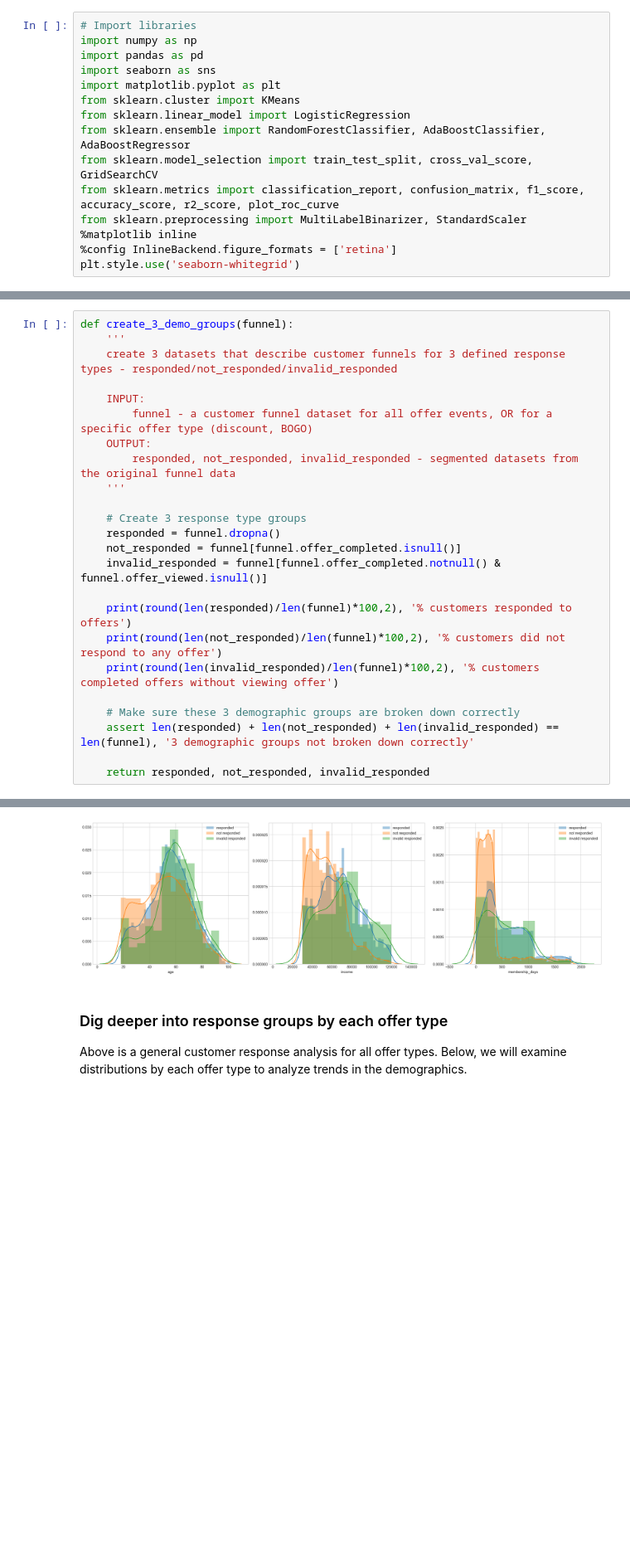
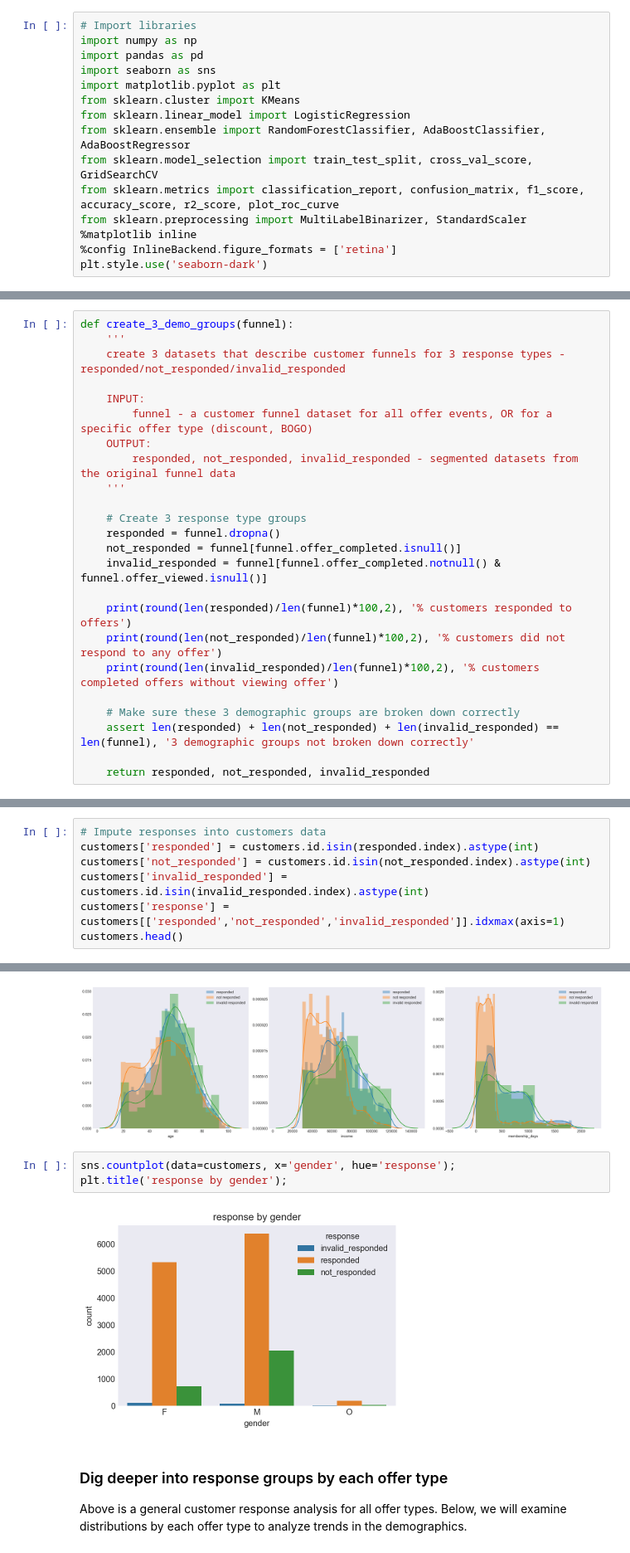
Before and after one commit to kevingao1136/Udacity_DataScience_Nanodegree, a Jupyter notebook: Starbucks_Capstone_Challenge/Starbucks_Capstone.ipynb, the cells around one changed output, grey strips where cells are left out. Shown at 83% size. Drawn from its saved outputs; the diff is of its cells as text; blank space fills up the shorter version.

```diff
--- a/Starbucks_Capstone_Challenge/Starbucks_Capstone.ipynb
+++ b/Starbucks_Capstone_Challenge/Starbucks_Capstone.ipynb
@@ -27,4 +27,4 @@ from sklearn.metrics import classification_report, confusion_matrix, f1_score, a
 from sklearn.preprocessing import MultiLabelBinarizer, StandardScaler
 %matplotlib inline
 %config InlineBackend.figure_formats = ['retina']
-plt.style.use('seaborn-whitegrid')
+plt.style.use('seaborn-dark')
@@ -102,7 +138,7 @@ dtype: float64
 # %%
 def create_3_demo_groups(funnel):
     '''
-    create 3 datasets that describe customer funnels for 3 defined response types - responded/not_responded/invalid_responded
+    create 3 datasets that describe customer funnels for 3 response types - responded/not_responded/invalid_responded
 
     INPUT:
         funnel - a customer funnel dataset for all offer events, OR for a specific offer type (discount, BOGO)
@@ -137,3 +173,10 @@ responded, not_responded, invalid_responded = create_3_demo_groups(customer_funn
 74.4 % customers responded to offers
 24.54 % customers did not respond to any offer
 1.06 % customers completed offers without viewing offer
+# %%
+# Impute responses into customers data
+customers['responded'] = customers.id.isin(responded.index).astype(int)
+customers['not_responded'] = customers.id.isin(not_responded.index).astype(int)
+customers['invalid_responded'] = customers.id.isin(invalid_responded.index).astype(int)
+customers['response'] = customers[['responded','not_responded','invalid_responded']].idxmax(axis=1)
+customers.head()
@@ -190,6 +250,11 @@ plot_compare_3_groups(customer_funnels)
 24.54 % customers did not respond to any offer
 1.06 % customers completed offers without viewing offer
 [figure]
+# %%
+sns.countplot(data=customers, x='gender', hue='response');
+plt.title('response by gender');
+# %% [output]
+[figure, added]
 # %% [markdown]
 ### Dig deeper into response groups by each offer type
 Above is a general customer response analysis for all offer types. Below, we will examine distributions by each offer type to analyze trends in the demographics.
```
Also changed, not shown: parts of 14 cells of this notebook.
